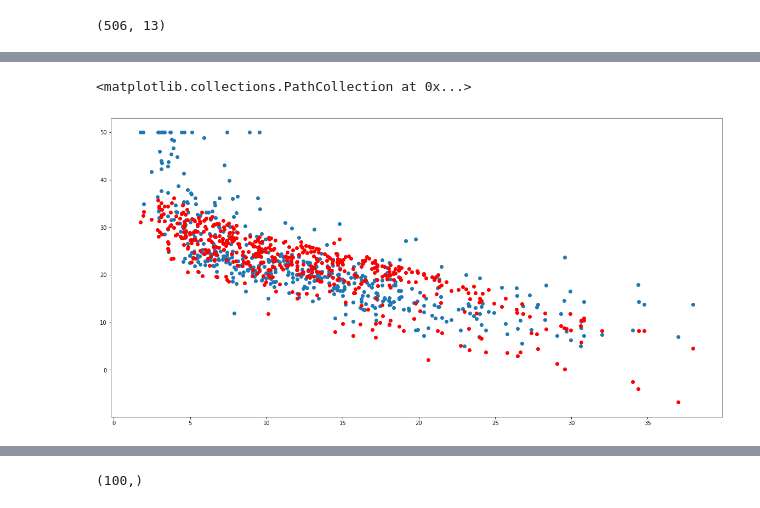
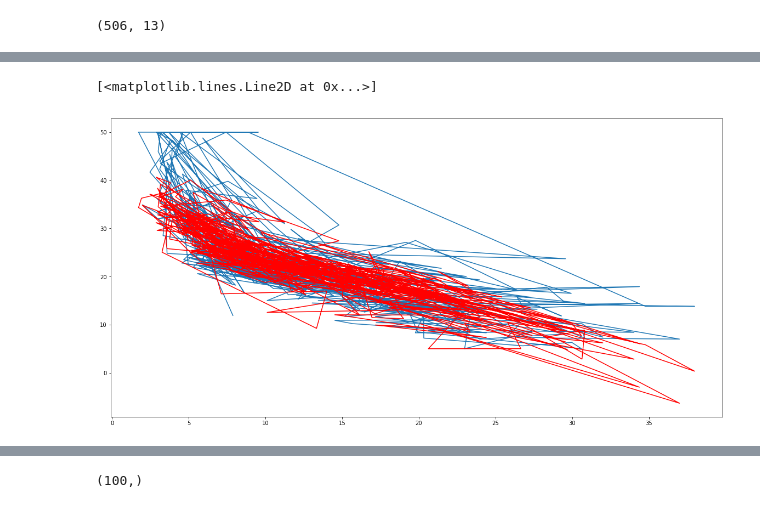
Before and after one commit to nauman-chaudhary/LinearRegression, a Jupyter notebook: MLR-Copy1.ipynb, the cells around one changed output, grey strips where cells are left out. Saved outputs shown, nothing was run; the diff lists cells and outputs as text; code cells hidden in the pictures.

```diff
--- a/MLR-Copy1.ipynb
+++ b/MLR-Copy1.ipynb
@@ -31,7 +31,7 @@ def gradient_descent(data=None,target=None,tolerance_gradient=0.01, tolerance_co
 
     feature_matrix = setting_data(data=data)#, target=target)
 
-    weights = np.zeros(np.ma.size(data,axis=1)+1).reshape((-1,1))
+    weights = np.ones(np.ma.size(data,axis=1)+1).reshape((-1,1))
     partials = np.zeros(np.ma.size(data,axis=1)+1).reshape((-1,1))
 
     i = 0
@@ -58,8 +58,8 @@ def gradient_descent(data=None,target=None,tolerance_gradient=0.01, tolerance_co
 
         gradients = np.append(gradients,gradient_magnitude)
         costs = np.append(costs,cur_cost)
-        if i%1000==0:
-            print(cur_cost)
+#         if i%1000==0:
+#             print(cur_cost)
 #         print(abs(cur_cost - prev_cost))
         if (gradient_magnitude <= tolerance_gradient) or (abs(cur_cost - prev_cost) < tolerance_cost):
             if gradient_magnitude <= tolerance_gradient:
@@ -67,12 +67,12 @@ def gradient_descent(data=None,target=None,tolerance_gradient=0.01, tolerance_co
             else:
                 print('Cost Tolerance - Precision')
             converged = True
-        if i >= 150000:
-            print('Iterations')
-            return (i, weights,gradients, costs)
+#         if i >= 150000:
+#             print('Iterations')
+#             return (i, weights,gradients, costs)
 
         prev_cost = cur_cost
     return (i, weights,gradients, costs)
 # %%
-i,cal_weights, grads, costs = gradient_descent(data=data, target=target,step_size=0.00000001,tolerance_cost=0.1,tolerance_gradient=0.1)
+i,cal_weights, grads, costs = gradient_descent(data=data, target=target_noise,step_size=1e-7,tolerance_cost=0.0001,tolerance_gradient=0.001)
 # %% [output]
@@ -123,10 +126,10 @@ sns.lineplot(x=range(100),y=grads[:100])
 # %%
 feature = 12
 plt.figure(figsize=(20,10))
 feature_matrix = setting_data(data=data)
 predicted = predict_values(feature_matrix=feature_matrix, weights=cal_weights)
-plt.scatter(data[:,feature],target)
-plt.scatter(data[:,feature],predicted,color='r')
+plt.plot(data[:,feature],target)
+plt.plot(data[:,feature],predicted,color='r')
 # %% [output]
-<matplotlib.collections.PathCollection at 0x...>
+[<matplotlib.lines.Line2D at 0x...>]
-[figure, old version]
+[figure, new version]
```
Also changed, not shown: parts of 11 cells of this notebook.
